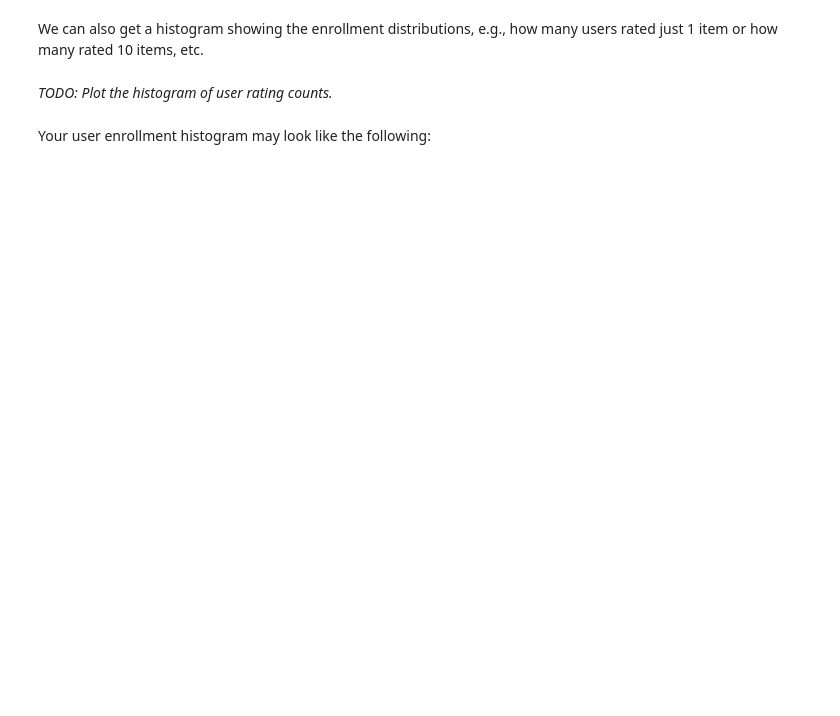
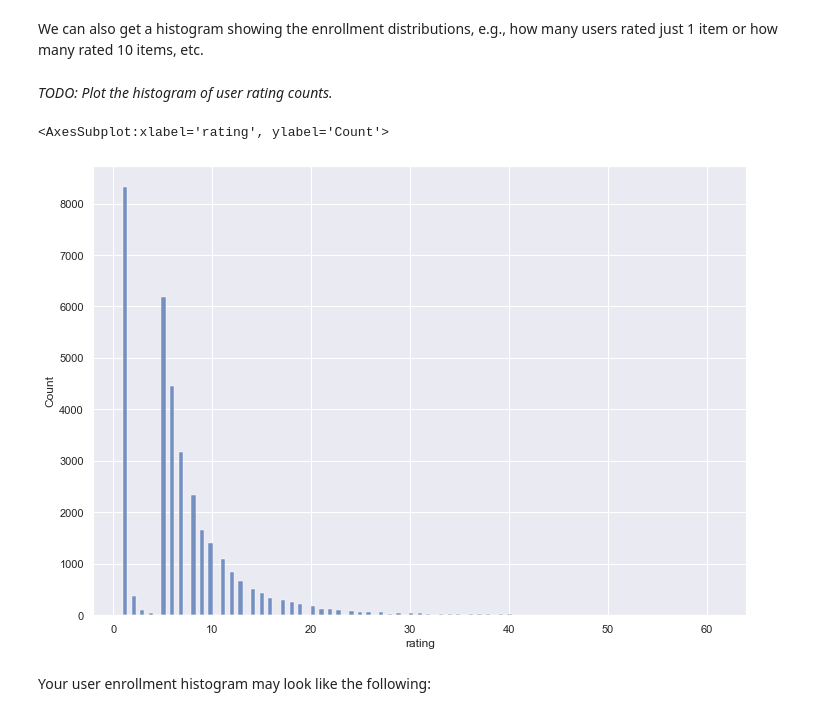
Before and after one commit to carlospalomino/CursoIBMMachineLearning, a Jupyter notebook: 06_Machine_learning_capstone/lab_jupyter_eda.ipynb, the cells around one changed output. Saved outputs shown, nothing was run; the diff lists cells and outputs as text; code cells hidden in the pictures; blank space fills up the shorter version.

```diff
--- a/06_Machine_learning_capstone/lab_jupyter_eda.ipynb
+++ b/06_Machine_learning_capstone/lab_jupyter_eda.ipynb
@@ -262,3 +320,5 @@ We have 233306 enrollments. In fact, each user is likely to interact with multip
 *TODO: Apply Pandas' groupby() and size() method on the user column to aggregate the rating count for each user, then report the total number of users after aggregation.*
 # %%
 # WRITE YOUR CODE HERE
+new=ratings_df.groupby('user').count()
+new
@@ -274,6 +360,10 @@ We can also get a histogram showing the enrollment distributions, e.g., how many
 *TODO: Plot the histogram of user rating counts.*
 # %%
 # WRITE YOUR CODE HERE
+sns.histplot(new['rating'])
+# %% [output]
+<AxesSubplot:xlabel='rating', ylabel='Count'>
+[figure, added]
 # %% [markdown]
 Your user enrollment histogram may look like the following:
 # %% [markdown]
```
Also changed, not shown: parts of 12 cells of this notebook, 14 other files.
